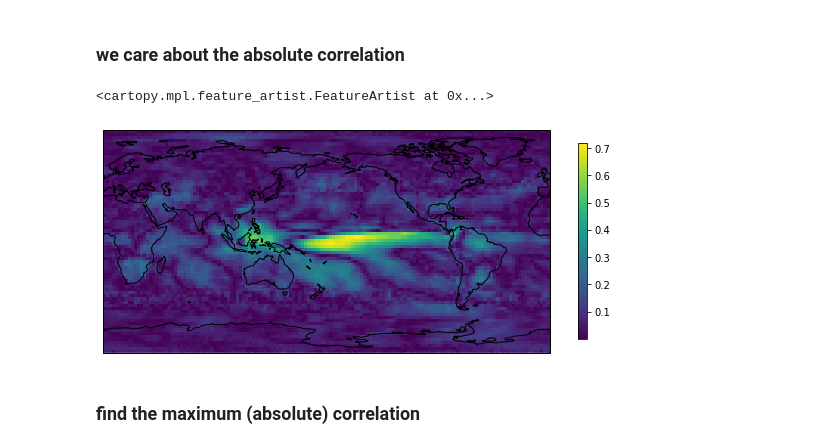
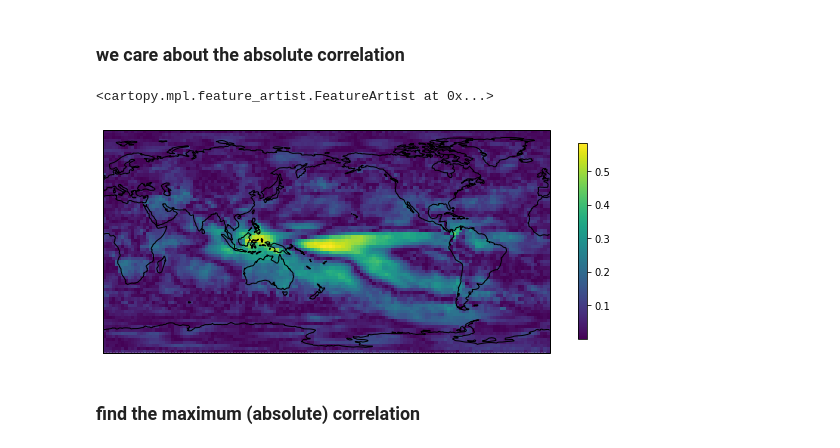
Before and after one commit to nicolasfauchereau/ESRI_notebooks_redux, a Jupyter notebook: ENSO_LSTM_redux.ipynb, the cells around one changed output. Cells and saved outputs as stored; diff of their text form; code cells hidden in the pictures.

Commit message:
fixed error related to the wrong choice of grid point for precip

```diff
--- a/ENSO_LSTM_redux.ipynb
+++ b/ENSO_LSTM_redux.ipynb
@@ -264,6 +264,6 @@ variables:
 # %% [markdown]
 ### do the regression at lag 0 for the SOI
 # %%
-cov,cor,slope,intercept,pval,stderr = lag_linregress_xarray(x=df_xr['SOI'], y=precip_anomalies['precip'])
+cov,cor_precip,slope,intercept,pval,stderr = lag_linregress_xarray(x=df_xr['SOI'], y=precip_anomalies['precip'])
 # %%
 f, ax = plt.subplots(subplot_kw={'projection':ccrs.PlateCarree(central_longitude=180)}, figsize=(10,6))
@@ -287,11 +287,11 @@ ax.coastlines()
 ### we care about the absolute correlation
 # %%
 f, ax = plt.subplots(subplot_kw={'projection':ccrs.PlateCarree(central_longitude=180)}, figsize=(10,6))
-np.abs(cor).plot(ax=ax, transform=ccrs.PlateCarree(), cbar_kwargs={'shrink':0.6})
+np.abs(cor_precip).plot(ax=ax, transform=ccrs.PlateCarree(), cbar_kwargs={'shrink':0.6})
 ax.coastlines()
 # %% [output]
 <cartopy.mpl.feature_artist.FeatureArtist at 0x...>
-[figure, old version]
+[figure, new version]
 # %% [markdown]
 ### find the maximum (absolute) correlation
 # %%
```
Also changed, not shown: parts of 14 cells of this notebook.
